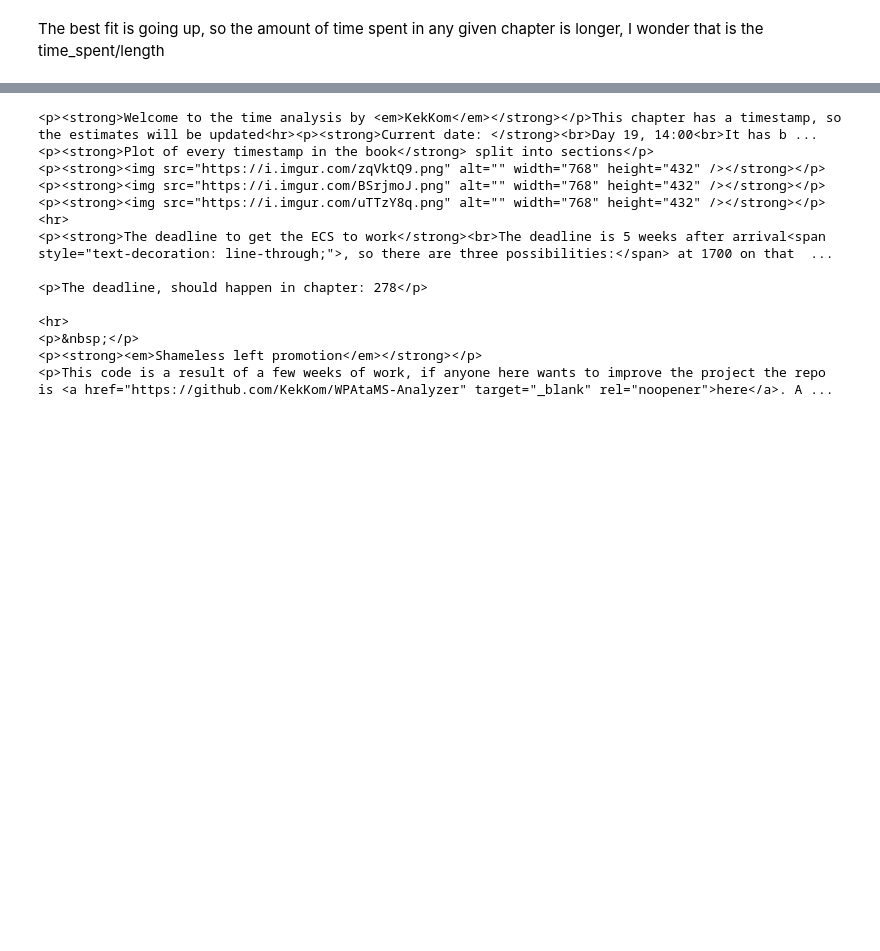
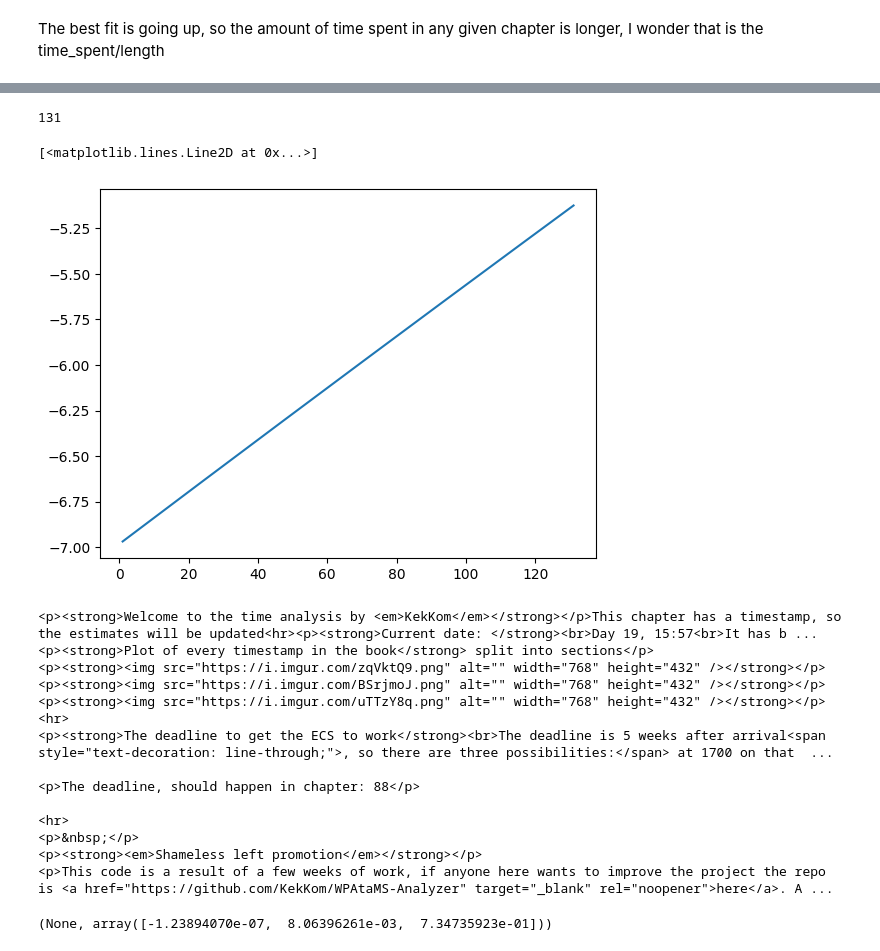
Before and after one commit to KekKom/WPAtaMS-Analyzer, a Jupyter notebook: analyzer.ipynb, the cells around one changed output, grey strips where cells are left out. Saved outputs shown, nothing was run; the diff lists cells and outputs as text; code cells hidden in the pictures; blank space fills up the shorter version.

```diff
--- a/analyzer.ipynb
+++ b/analyzer.ipynb
@@ -1090,9 +1138,21 @@ df.to_csv("tmp/abs2.csv")
+# %%
+array = np.asarray(timestampsFull) # wwait wait wait, ... ... ... .. THIS IS JUST WRONG
+line = np.polyfit(array,range(len(array)),5)
+y = np.poly1d(line)
+print(len(array))
+x = np.linspace(1,(len(array)),1000)
+y = y(x)
+plt.plot(x,y)
+# %% [output]
+131
+[<matplotlib.lines.Line2D at 0x...>]
+[figure, added]
 # %%
 # Well TIL that RoyalRoad only uses html, not MD
 
 
 array = np.asarray(timestampsFull) # wwait wait wait, ... ... ... .. THIS IS JUST WRONG
-line = np.polyfit(array,range(len(array)),1)
+line = np.polyfit(array,range(len(array)),2)
 y = np.poly1d(line)
 
 timeRemaining = round((((35*24*60)+(17*60))-(previousTimestamp+dayInBook*60*24))/(24*60),3)
@@ -1129,9 +1189,9 @@ out += f"""<hr><p><strong>Current date: </strong><br>{currentTime}<br>It has bee
 <p>This code is a result of a few weeks of work, if anyone here wants to improve the project the repo is <a href="https://github.com/KekKom/WPAtaMS-Analyzer" target="_blank" rel="noopener">here</a>. A star would make me a bit more happy for spending <strong>Insert TIME</strong> <em>(on and off) on this.</em></p>
 """
 
-print(out)
+print(out),line
 # %% [output]
-<p><strong>Welcome to the time analysis by <em>KekKom</em></strong></p>This chapter has a timestamp, so the estimates will be updated<hr><p><strong>Current date: </strong><br>Day 19, 14:00<br>It has b ...
+<p><strong>Welcome to the time analysis by <em>KekKom</em></strong></p>This chapter has a timestamp, so the estimates will be updated<hr><p><strong>Current date: </strong><br>Day 19, 15:57<br>It has b ...
 <p><strong>Plot of every timestamp in the book</strong> split into sections</p>
 <p><strong><img src="https://i.imgur.com/zqVktQ9.png" alt="" width="768" height="432" /></strong></p>
 <p><strong><img src="https://i.imgur.com/BSrjmoJ.png" alt="" width="768" height="432" /></strong></p>
@@ -1139,9 +1199,10 @@ print(out)
 <hr>
 <p><strong>The deadline to get the ECS to work</strong><br>The deadline is 5 weeks after arrival<span style="text-decoration: line-through;">, so there are three possibilities:</span> at 1700 on that  ...
 
-<p>The deadline, should happen in chapter: 278</p>
+<p>The deadline, should happen in chapter: 88</p>
 
 <hr>
 <p>&nbsp;</p>
 <p><strong><em>Shameless left promotion</em></strong></p>
 <p>This code is a result of a few weeks of work, if anyone here wants to improve the project the repo is <a href="https://github.com/KekKom/WPAtaMS-Analyzer" target="_blank" rel="noopener">here</a>. A ...
+(None, array([-1.23894070e-07,  8.06396261e-03,  7.34735923e-01]))
```
Also changed, not shown: parts of 19 cells of this notebook, 1 other file.
